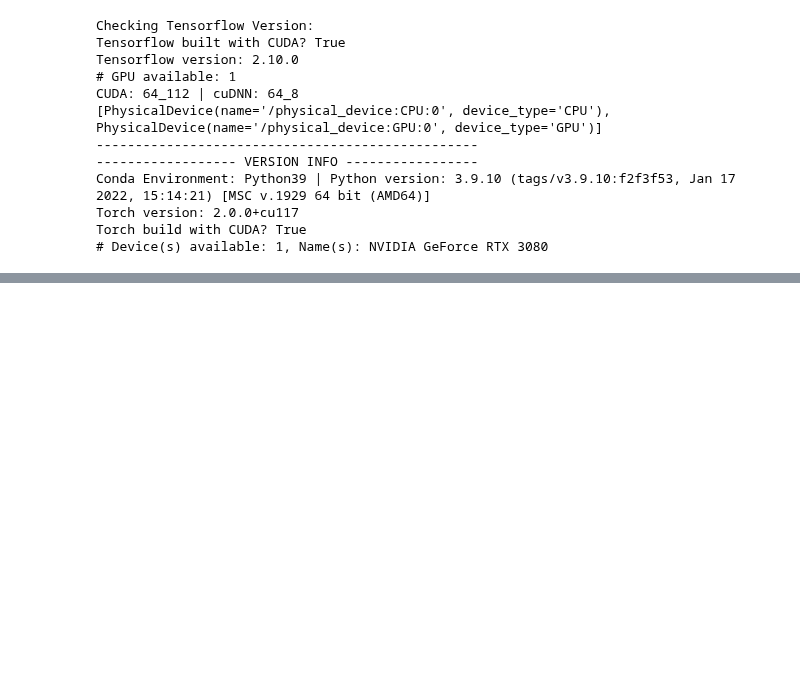
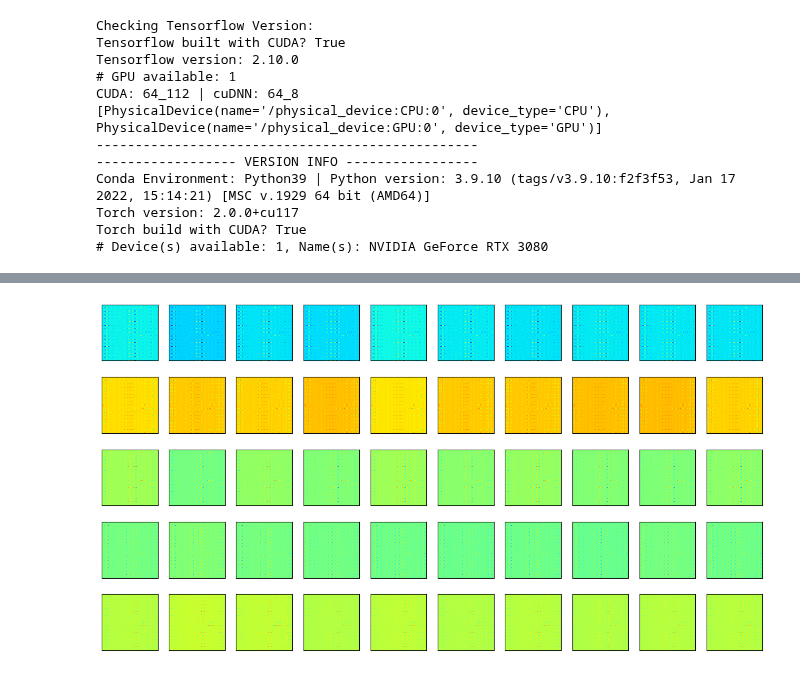
Before and after one commit to misaelmmorales/Stochastic-pix2vid, a Jupyter notebook: CNN_RNN_CO2_v2_torch.ipynb, the cells around one changed output, grey strips where cells are left out. Cells and saved outputs as stored; diff of their text form; code cells hidden in the pictures; blank space fills up the shorter version.

```diff
--- a/CNN_RNN_CO2_v2_torch.ipynb
+++ b/CNN_RNN_CO2_v2_torch.ipynb
@@ -43,0 +132,13 @@ np.save('simulations2D/data/timestamps', timestamps)
+# %%
+opt = tf.keras.optimizers.Adam(1e-3)
+model.compile(optimizer=opt, loss='mse', metrics=['mse'])
+
+fit = model.fit(X_train, y_train,
+                    shuffle = True,
+                    epochs = 100,
+                    validation_split = 0.2,
+                    batch_size = 50,
+                    verbose = 0)
+# %%
+y_test_pred  = model.predict(X_test)
+y_test_pred.shape
@@ -43,0 +157,9 @@ np.save('simulations2D/data/timestamps', timestamps)
+# %%
+fig, axs = plt.subplots(5, 10, figsize=(15,8))
+for i in range(5):
+    for j in range(10):
+        axs[i,j].imshow(y_test_pred[j,:,:,i*10], 'jet')
+        axs[i,j].set(xticks=[], yticks=[])
+plt.show()
+# %% [output]
+[figure, added]
```
Also changed, not shown: parts of 10 cells of this notebook, 1 other file.
